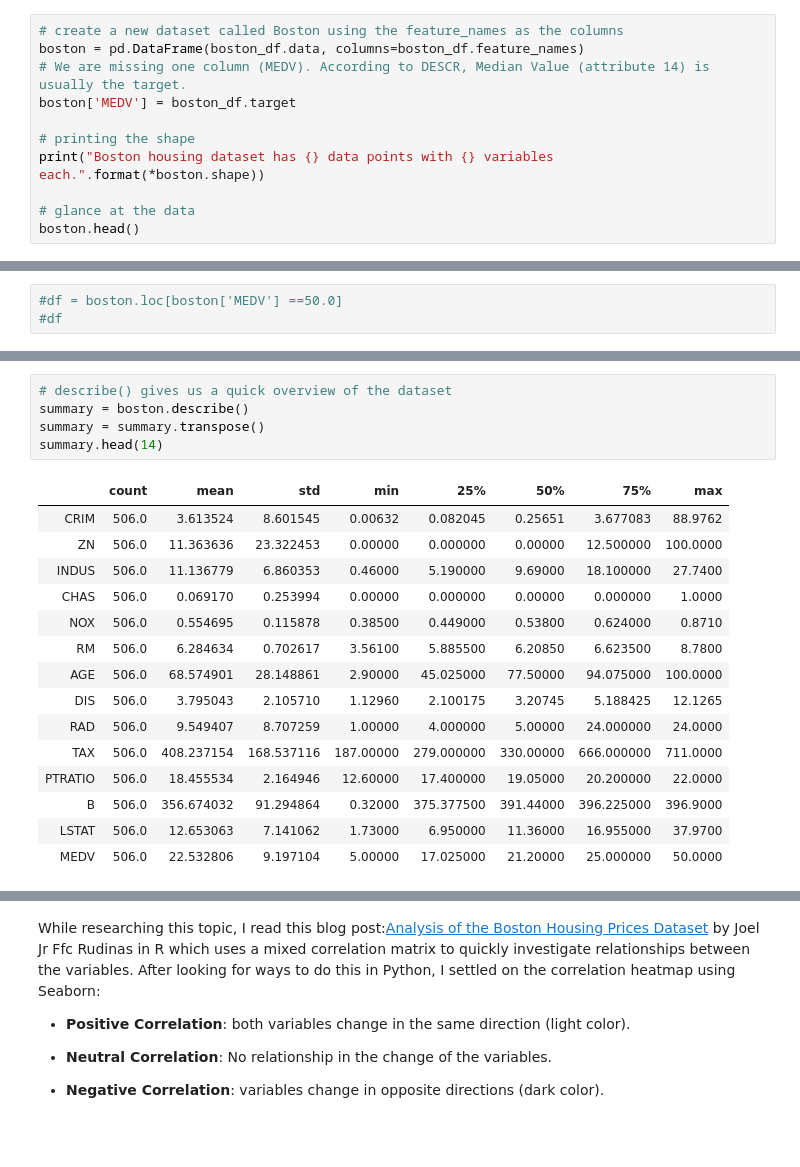
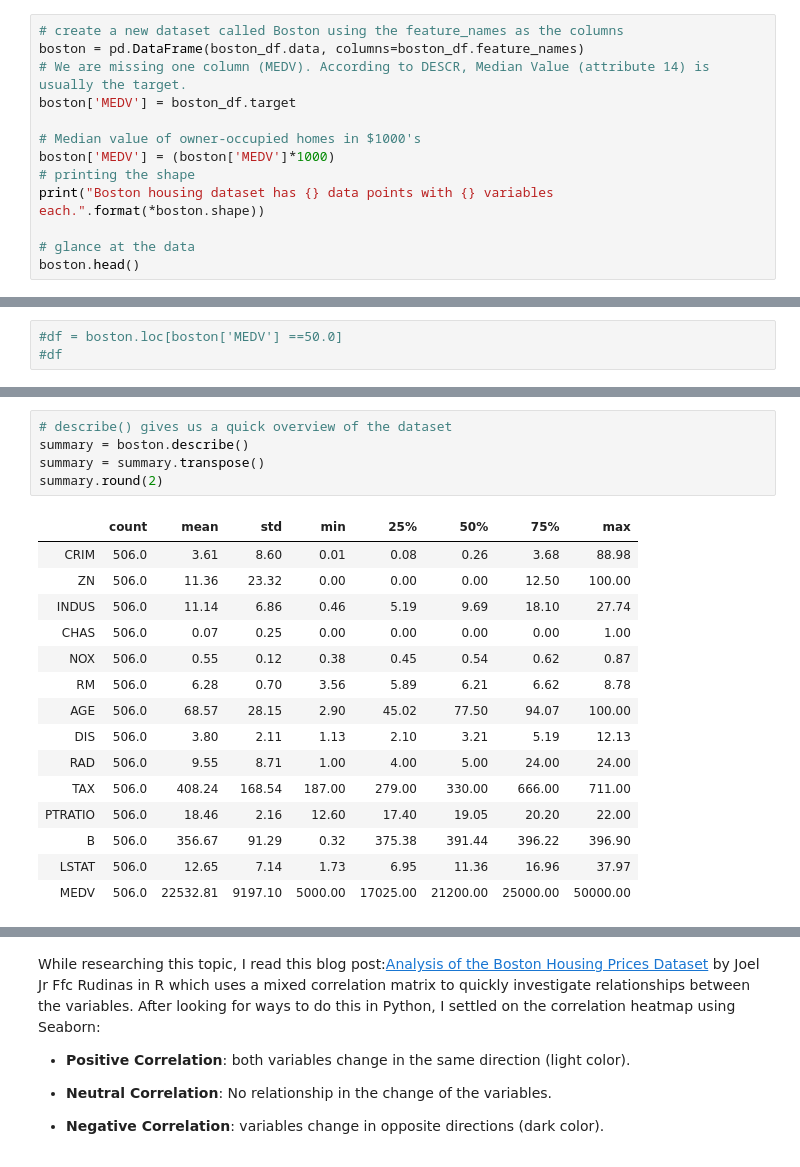
Before and after one commit to RitRa/MachineLearning-project, a Jupyter notebook: Machine Learning and Statistics Project 2019.ipynb, the cells around one changed output, grey strips where cells are left out. Drawn from its saved outputs; the diff is of its cells as text.

```diff
--- a/Machine Learning and Statistics Project 2019.ipynb
+++ b/Machine Learning and Statistics Project 2019.ipynb
@@ -69,6 +76,8 @@ boston = pd.DataFrame(boston_df.data, columns=boston_df.feature_names)
 # We are missing one column (MEDV). According to DESCR, Median Value (attribute 14) is usually the target.
 boston['MEDV'] = boston_df.target
 
+# Median value of owner-occupied homes in $1000's
+boston['MEDV'] = (boston['MEDV']*1000)
 # printing the shape
 print("Boston housing dataset has {} data points with {} variables each.".format(*boston.shape))
 
@@ -125,24 +143,24 @@ Decriptive statistics summarize the data quickly
 # %%
 # describe() gives us a quick overview of the dataset
 summary = boston.describe()
 summary = summary.transpose()
-summary.head(14)
+summary.round(2)
 # %% [output]
 |  | count | mean | std | min | 25% | 50% | 75% | max |
-| CRIM | 506.0 | 3.613524 | 8.601545 | 0.00632 | 0.082045 | 0.25651 | 3.677083 | 88.9762 |
-| ZN | 506.0 | 11.363636 | 23.322453 | 0.00000 | 0.000000 | 0.00000 | 12.500000 | 100.0000 |
-| INDUS | 506.0 | 11.136779 | 6.860353 | 0.46000 | 5.190000 | 9.69000 | 18.100000 | 27.7400 |
-| CHAS | 506.0 | 0.069170 | 0.253994 | 0.00000 | 0.000000 | 0.00000 | 0.000000 | 1.0000 |
-| NOX | 506.0 | 0.554695 | 0.115878 | 0.38500 | 0.449000 | 0.53800 | 0.624000 | 0.8710 |
-| RM | 506.0 | 6.284634 | 0.702617 | 3.56100 | 5.885500 | 6.20850 | 6.623500 | 8.7800 |
-| AGE | 506.0 | 68.574901 | 28.148861 | 2.90000 | 45.025000 | 77.50000 | 94.075000 | 100.0000 |
-| DIS | 506.0 | 3.795043 | 2.105710 | 1.12960 | 2.100175 | 3.20745 | 5.188425 | 12.1265 |
-| RAD | 506.0 | 9.549407 | 8.707259 | 1.00000 | 4.000000 | 5.00000 | 24.000000 | 24.0000 |
-| TAX | 506.0 | 408.237154 | 168.537116 | 187.00000 | 279.000000 | 330.00000 | 666.000000 | 711.0000 |
-| PTRATIO | 506.0 | 18.455534 | 2.164946 | 12.60000 | 17.400000 | 19.05000 | 20.200000 | 22.0000 |
-| B | 506.0 | 356.674032 | 91.294864 | 0.32000 | 375.377500 | 391.44000 | 396.225000 | 396.9000 |
-| LSTAT | 506.0 | 12.653063 | 7.141062 | 1.73000 | 6.950000 | 11.36000 | 16.955000 | 37.9700 |
-| MEDV | 506.0 | 22.532806 | 9.197104 | 5.00000 | 17.025000 | 21.20000 | 25.000000 | 50.0000 |
+| CRIM | 506.0 | 3.61 | 8.60 | 0.01 | 0.08 | 0.26 | 3.68 | 88.98 |
+| ZN | 506.0 | 11.36 | 23.32 | 0.00 | 0.00 | 0.00 | 12.50 | 100.00 |
+| INDUS | 506.0 | 11.14 | 6.86 | 0.46 | 5.19 | 9.69 | 18.10 | 27.74 |
+| CHAS | 506.0 | 0.07 | 0.25 | 0.00 | 0.00 | 0.00 | 0.00 | 1.00 |
+| NOX | 506.0 | 0.55 | 0.12 | 0.38 | 0.45 | 0.54 | 0.62 | 0.87 |
+| RM | 506.0 | 6.28 | 0.70 | 3.56 | 5.89 | 6.21 | 6.62 | 8.78 |
+| AGE | 506.0 | 68.57 | 28.15 | 2.90 | 45.02 | 77.50 | 94.07 | 100.00 |
+| DIS | 506.0 | 3.80 | 2.11 | 1.13 | 2.10 | 3.21 | 5.19 | 12.13 |
+| RAD | 506.0 | 9.55 | 8.71 | 1.00 | 4.00 | 5.00 | 24.00 | 24.00 |
+| TAX | 506.0 | 408.24 | 168.54 | 187.00 | 279.00 | 330.00 | 666.00 | 711.00 |
+| PTRATIO | 506.0 | 18.46 | 2.16 | 12.60 | 17.40 | 19.05 | 20.20 | 22.00 |
+| B | 506.0 | 356.67 | 91.29 | 0.32 | 375.38 | 391.44 | 396.22 | 396.90 |
+| LSTAT | 506.0 | 12.65 | 7.14 | 1.73 | 6.95 | 11.36 | 16.96 | 37.97 |
+| MEDV | 506.0 | 22532.81 | 9197.10 | 5000.00 | 17025.00 | 21200.00 | 25000.00 | 50000.00 |
 # %%
 prices = boston['MEDV']
 # TODO: Minimum price of the data
```
Also changed, not shown: parts of 26 cells of this notebook, 29 other files.
